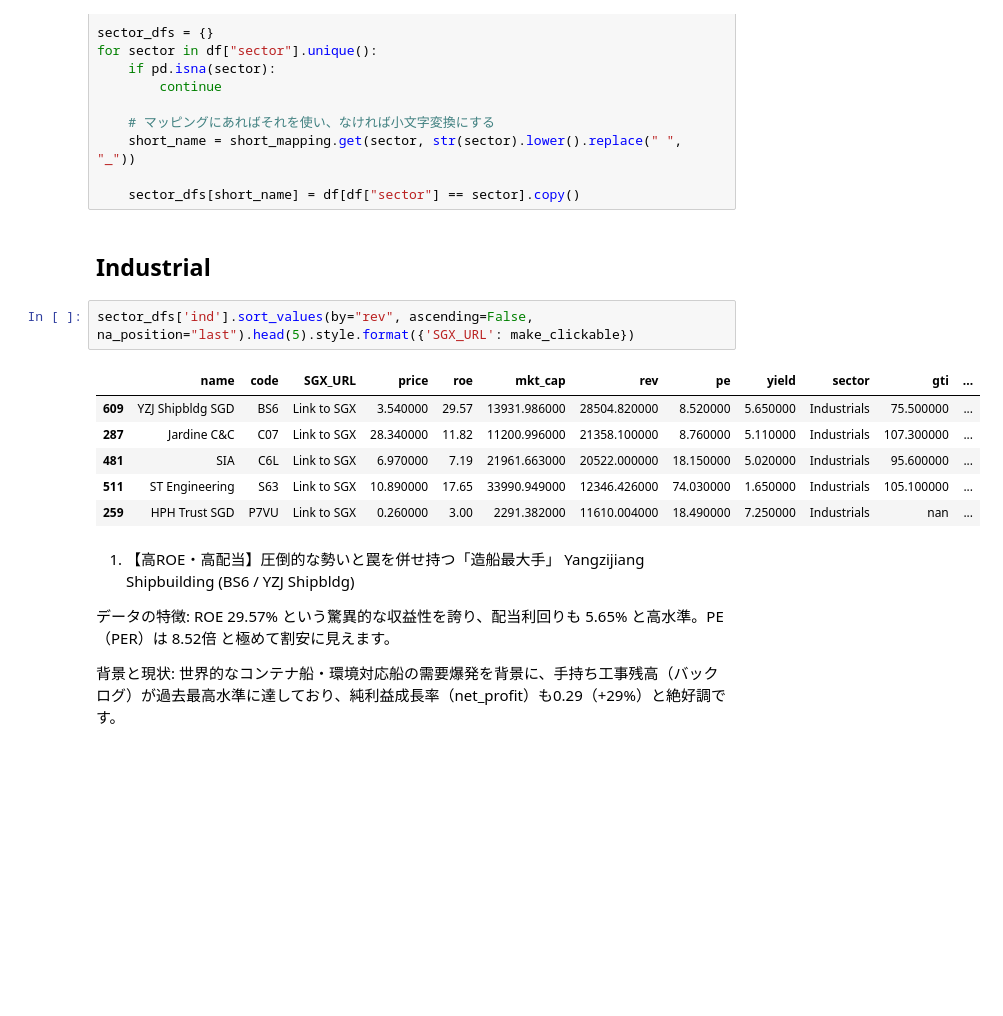
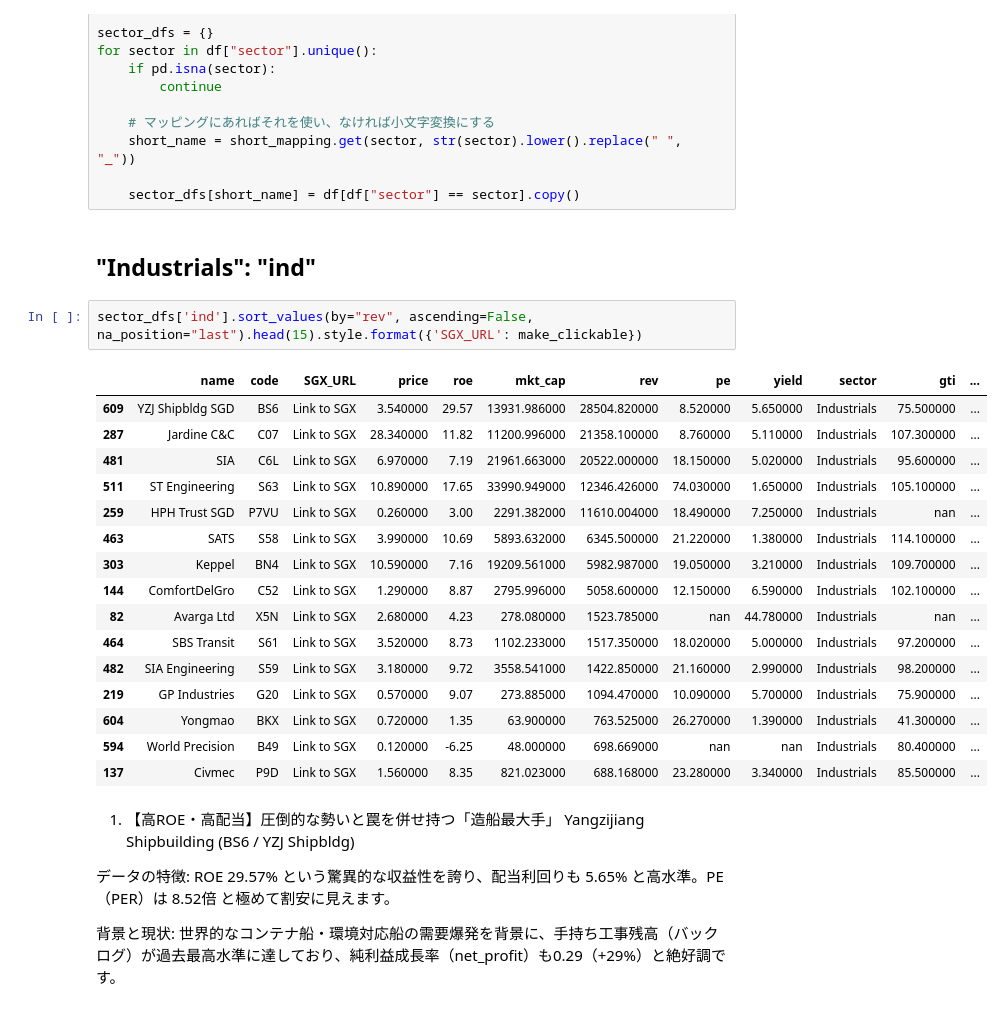
Before and after one commit to mrsmmori1234/notebooks_rep, a Jupyter notebook: notebooks/sgx_securities.ipynb, the cells around one changed output. Saved outputs shown, nothing was run; the diff lists cells and outputs as text; blank space fills up the shorter version.

```diff
--- a/notebooks/sgx_securities.ipynb
+++ b/notebooks/sgx_securities.ipynb
@@ -211,16 +211,26 @@ for sector in df["sector"].unique():
 
     sector_dfs[short_name] = df[df["sector"] == sector].copy()
 # %% [markdown]
-## Industrial
+## "Industrials": "ind"
 # %%
-sector_dfs['ind'].sort_values(by="rev", ascending=False, na_position="last").head(5).style.format({'SGX_URL': make_clickable})
+sector_dfs['ind'].sort_values(by="rev", ascending=False, na_position="last").head(15).style.format({'SGX_URL': make_clickable})
 # %% [output]
 |  | name | code | SGX_URL | price | roe | mkt_cap | rev | pe | yield | sector | gti | ... |
 | 609 | YZJ Shipbldg SGD | BS6 | Link to SGX | 3.540000 | 29.57 | 13931.986000 | 28504.820000 | 8.520000 | 5.650000 | Industrials | 75.500000 | ... |
 | 287 | Jardine C&C | C07 | Link to SGX | 28.340000 | 11.82 | 11200.996000 | 21358.100000 | 8.760000 | 5.110000 | Industrials | 107.300000 | ... |
 | 481 | SIA | C6L | Link to SGX | 6.970000 | 7.19 | 21961.663000 | 20522.000000 | 18.150000 | 5.020000 | Industrials | 95.600000 | ... |
 | 511 | ST Engineering | S63 | Link to SGX | 10.890000 | 17.65 | 33990.949000 | 12346.426000 | 74.030000 | 1.650000 | Industrials | 105.100000 | ... |
 | 259 | HPH Trust SGD | P7VU | Link to SGX | 0.260000 | 3.00 | 2291.382000 | 11610.004000 | 18.490000 | 7.250000 | Industrials | nan | ... |
+| 463 | SATS | S58 | Link to SGX | 3.990000 | 10.69 | 5893.632000 | 6345.500000 | 21.220000 | 1.380000 | Industrials | 114.100000 | ... |
+| 303 | Keppel | BN4 | Link to SGX | 10.590000 | 7.16 | 19209.561000 | 5982.987000 | 19.050000 | 3.210000 | Industrials | 109.700000 | ... |
+| 144 | ComfortDelGro | C52 | Link to SGX | 1.290000 | 8.87 | 2795.996000 | 5058.600000 | 12.150000 | 6.590000 | Industrials | 102.100000 | ... |
+| 82 | Avarga Ltd | X5N | Link to SGX | 2.680000 | 4.23 | 278.080000 | 1523.785000 | nan | 44.780000 | Industrials | nan | ... |
+| 464 | SBS Transit | S61 | Link to SGX | 3.520000 | 8.73 | 1102.233000 | 1517.350000 | 18.020000 | 5.000000 | Industrials | 97.200000 | ... |
+| 482 | SIA Engineering | S59 | Link to SGX | 3.180000 | 9.72 | 3558.541000 | 1422.850000 | 21.160000 | 2.990000 | Industrials | 98.200000 | ... |
+| 219 | GP Industries | G20 | Link to SGX | 0.570000 | 9.07 | 273.885000 | 1094.470000 | 10.090000 | 5.700000 | Industrials | 75.900000 | ... |
+| 604 | Yongmao | BKX | Link to SGX | 0.720000 | 1.35 | 63.900000 | 763.525000 | 26.270000 | 1.390000 | Industrials | 41.300000 | ... |
+| 594 | World Precision | B49 | Link to SGX | 0.120000 | -6.25 | 48.000000 | 698.669000 | nan | nan | Industrials | 80.400000 | ... |
+| 137 | Civmec | P9D | Link to SGX | 1.560000 | 8.35 | 821.023000 | 688.168000 | 23.280000 | 3.340000 | Industrials | 85.500000 | ... |
 # %% [markdown]
 1. 【高ROE・高配当】圧倒的な勢いと罠を併せ持つ「造船最大手」
 Yangzijiang Shipbuilding (BS6 / YZJ Shipbldg)
```
Also changed, not shown: parts of 2 cells of this notebook, 5 other files.
